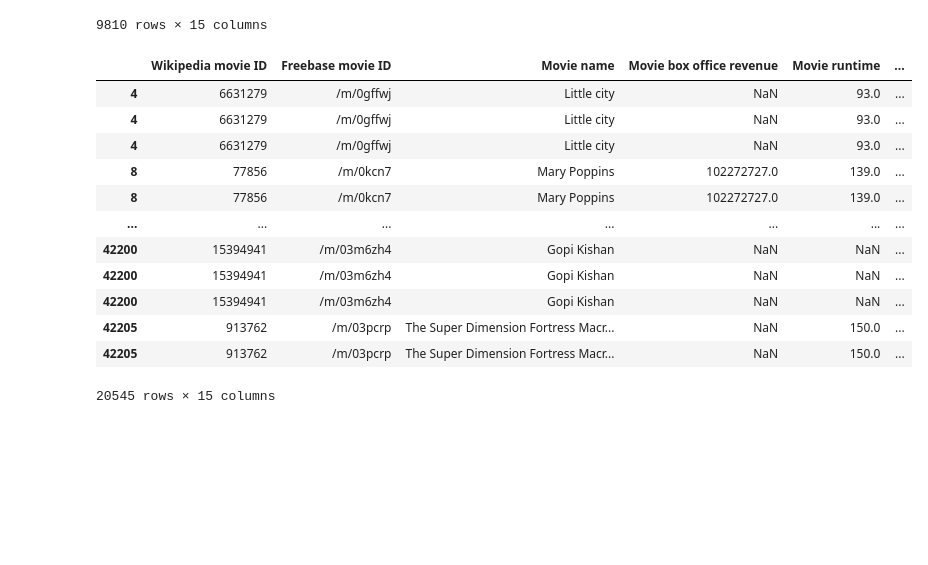
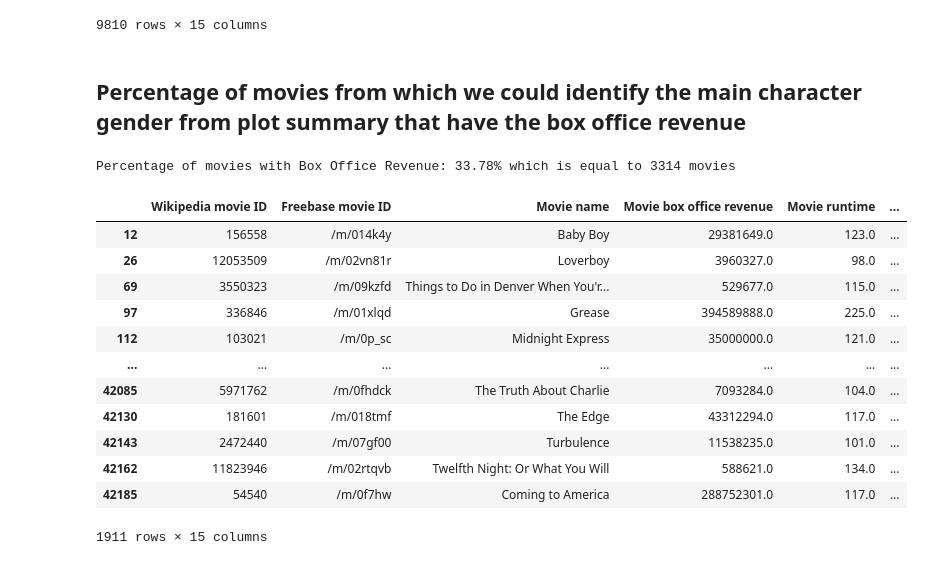
Before and after one commit to epfl-ada/ada-2023-project-badafixm01, a Jupyter notebook: Character and movie metadata analysis.ipynb, the cells around one changed output. Cells and saved outputs as stored; diff of their text form; code cells hidden in the pictures; blank space fills up the shorter version.

```diff
--- a/Character and movie metadata analysis.ipynb
+++ b/Character and movie metadata analysis.ipynb
@@ -80,6 +80,16 @@ def extract_genres(genre_data):
 
 # Apply the function to extract genre names
 df["Movie genres"] = df["Movie genres"].apply(extract_genres)
+
+# Convert 'genres'column from comma-separated strings to lists
+df['Movie genres'] = df['Movie genres'].apply(lambda x: x.split(','))
+
+# Function to extract the first element of the list
+def extract_first_element(genre_list):
+    return genre_list[0] if genre_list else None
+
+# Apply the function to the "Movie genres" column
+df['Movie genres'] = df['Movie genres'].apply(lambda x: extract_first_element(x))
 # %%
 # Function to extract the release year from the date
 def extract_release_year(date_str):
@@ -361,6 +369,9 @@ percentage_single_nan = sum(df_movie.apply(lambda row: is_single_nan(row['Charac
 print(f"Percentage of movies with both 'Character Name' and 'Main Character Gender' as single NaN element: {round(percentage_single_nan,2)}%")
 # %% [output]
 Percentage of movies with both 'Character Name' and 'Main Character Gender' as single NaN element: 10.68%
+# %%
+## Remove these movies from the dataset
+df_movie = df_movie[~df_movie['Character Name'].apply(lambda x: is_single_nan(x))]
 # %% [markdown]
 ## Get the main character gender
 # %% [markdown]
@@ -419,28 +436,36 @@ df_movie_gender
 | 42200 | 15394941 | /m/03m6zh4 | Gopi Kishan | NaN | NaN | ... |
 | 42205 | 913762 | /m/03pcrp | The Super Dimension Fortress Macr... | NaN | 150.0 | ... |
 9810 rows × 15 columns
+# %% [markdown]
+## Percentage of movies from which we could identify the main character gender from plot summary that have the box office revenue
+# %%
+df_movie_gender_filtered = df_movie_gender.dropna(subset=['Movie box office revenue'])
+
+# Calculate the percentage of rows without box office revenue
+percentage_revenue = (len(df_movie_gender_filtered) / len(df_movie_gender)) * 100
+
+print(f"Percentage of movies with Box Office Revenue: {round(percentage_revenue, 2)}% which is equal to {len(df_movie_gender_filtered)} movies")
+# %% [output]
+Percentage of movies with Box Office Revenue: 33.78% which is equal to 3314 movies
 # %%
-# Explode the DataFrame by 'Genre'
-exploded_df_movie_gender = df_movie_gender.explode('Movie genres')
-
 # Count the frequency of each genre and get the 10 most frequent genres
-top_10_genres = exploded_df_movie_gender['Movie genres'].value_counts().head(10).index.tolist()
+top_10_genres = df_movie['Movie genres'].value_counts().head(10).index.tolist()
 
 # Filter the DataFrame to keep only movies belonging to the top 10 genres
-filtered_df_movie_gender = exploded_df_movie_gender[exploded_df_movie_gender['Movie genres'].isin(top_10_genres)]
+df_movie_gender_genre = df_movie_gender_filtered[df_movie_gender_filtered['Movie genres'].isin(top_10_genres)]
 
-filtered_df_movie_gender
+df_movie_gender_genre
 # %% [output]
 |  | Wikipedia movie ID | Freebase movie ID | Movie name | Movie box office revenue | Movie runtime | ... |
-| 4 | 6631279 | /m/0gffwj | Little city | NaN | 93.0 | ... |
-| 4 | 6631279 | /m/0gffwj | Little city | NaN | 93.0 | ... |
-| 4 | 6631279 | /m/0gffwj | Little city | NaN | 93.0 | ... |
-| 8 | 77856 | /m/0kcn7 | Mary Poppins | 102272727.0 | 139.0 | ... |
-| 8 | 77856 | /m/0kcn7 | Mary Poppins | 102272727.0 | 139.0 | ... |
+| 12 | 156558 | /m/014k4y | Baby Boy | 29381649.0 | 123.0 | ... |
+| 26 | 12053509 | /m/02vn81r | Loverboy | 3960327.0 | 98.0 | ... |
+| 69 | 3550323 | /m/09kzfd | Things to Do in Denver When You'r... | 529677.0 | 115.0 | ... |
+| 97 | 336846 | /m/01xlqd | Grease | 394589888.0 | 225.0 | ... |
+| 112 | 103021 | /m/0p_sc | Midnight Express | 35000000.0 | 121.0 | ... |
 | ... | ... | ... | ... | ... | ... | ... |
-| 42200 | 15394941 | /m/03m6zh4 | Gopi Kishan | NaN | NaN | ... |
-| 42200 | 15394941 | /m/03m6zh4 | Gopi Kishan | NaN | NaN | ... |
-| 42200 | 15394941 | /m/03m6zh4 | Gopi Kishan | NaN | NaN | ... |
-| 42205 | 913762 | /m/03pcrp | The Super Dimension Fortress Macr... | NaN | 150.0 | ... |
-| 42205 | 913762 | /m/03pcrp | The Super Dimension Fortress Macr... | NaN | 150.0 | ... |
+| 42085 | 5971762 | /m/0fhdck | The Truth About Charlie | 7093284.0 | 104.0 | ... |
+| 42130 | 181601 | /m/018tmf | The Edge | 43312294.0 | 117.0 | ... |
+| 42143 | 2472440 | /m/07gf00 | Turbulence | 11538235.0 | 101.0 | ... |
+| 42162 | 11823946 | /m/02rtqvb | Twelfth Night: Or What You Will | 588621.0 | 134.0 | ... |
+| 42185 | 54540 | /m/0f7hw | Coming to America | 288752301.0 | 117.0 | ... |
-20545 rows × 15 columns
+1911 rows × 15 columns
```
Also changed, not shown: parts of 11 cells of this notebook, 1 other file.
